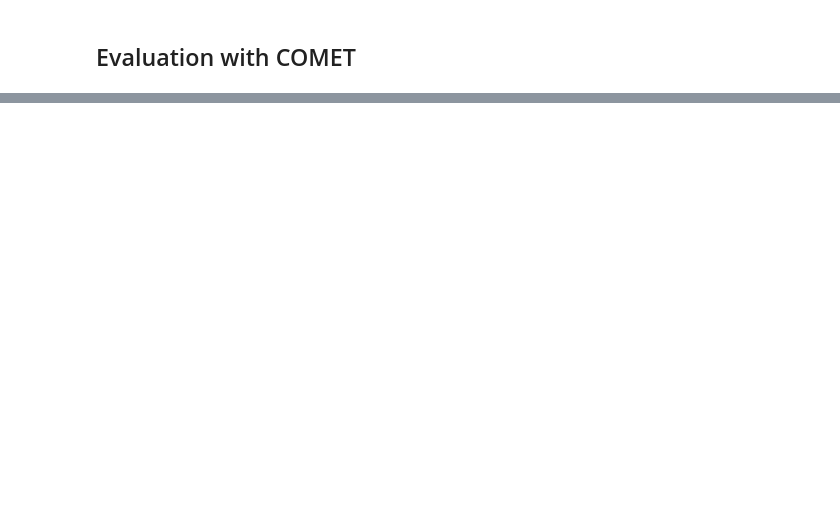
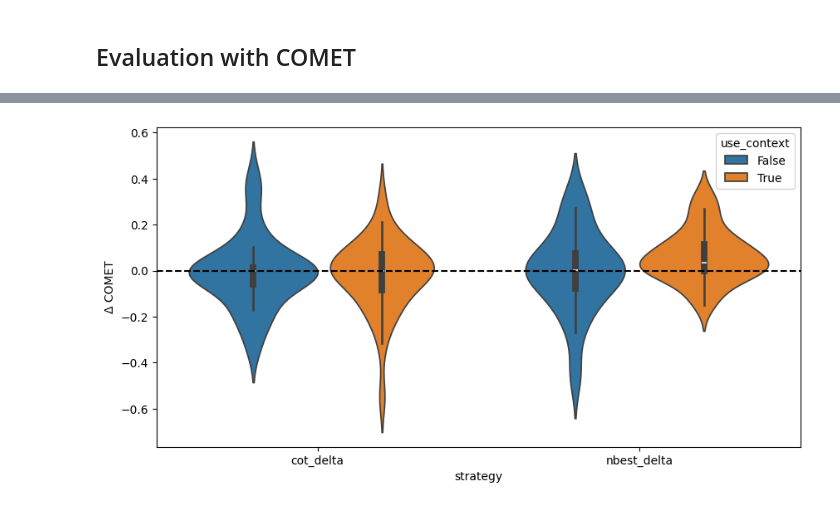
Before and after one commit to phtryll/nlp-labs, a Jupyter notebook: mt-translation/mt-translation.ipynb, the cells around one changed output, grey strips where cells are left out. Drawn from its saved outputs; the diff is of its cells as text; code cells hidden in the pictures; blank space fills up the shorter version.

```diff
--- a/mt-translation/mt-translation.ipynb
+++ b/mt-translation/mt-translation.ipynb
@@ -476,0 +784,3 @@ run_translation(
+# %%
+df_llama_nbest = format_results2(llama_results)
+df_mistral_nbest = format_results2(mistral_results)
@@ -476,0 +823,6 @@ run_translation(
+# %%
+#| include: false
+#| eval: false
+
+df_llama_scores_nbest = compute_comet_scores_nbest(df_llama_nbest, comet_model)
+df_mistral_scores_nbest = compute_comet_scores_nbest(df_mistral_nbest, comet_model)
@@ -476,0 +988,5 @@ run_translation(
+# %%
+#| echo: false
+
+res_all_models["cot_delta"] = res_all_models["cot_comet"] - res_all_models["direct_comet"]
+res_all_models["nbest_delta"] = (res_all_models["nbest_best_score"] - res_all_models["direct_comet"])
@@ -476,0 +995,25 @@ run_translation(
+# %%
+#| echo: false
+#| fig-cap: "Improvement over direct translation (COMET)"
+#| label: fig:comet_delta_violinplot
+
+import seaborn as sns
+import matplotlib.pyplot as plt
+
+plt.figure(figsize=(10, 5))
+sns.violinplot(
+    data=res_all_models.melt(
+        id_vars=["model", "use_context"],
+        value_vars=["cot_delta", "nbest_delta"],
+        var_name="strategy",
+        value_name="delta",
+    ),
+    x="strategy",
+    y="delta",
+    hue="use_context",
+)
+plt.axhline(0, color="black", linestyle="--")
+plt.ylabel("Δ COMET")
+plt.show()
+# %% [output]
+[figure, added]
```
Also changed, not shown: parts of 66 cells of this notebook, 1 other file.
